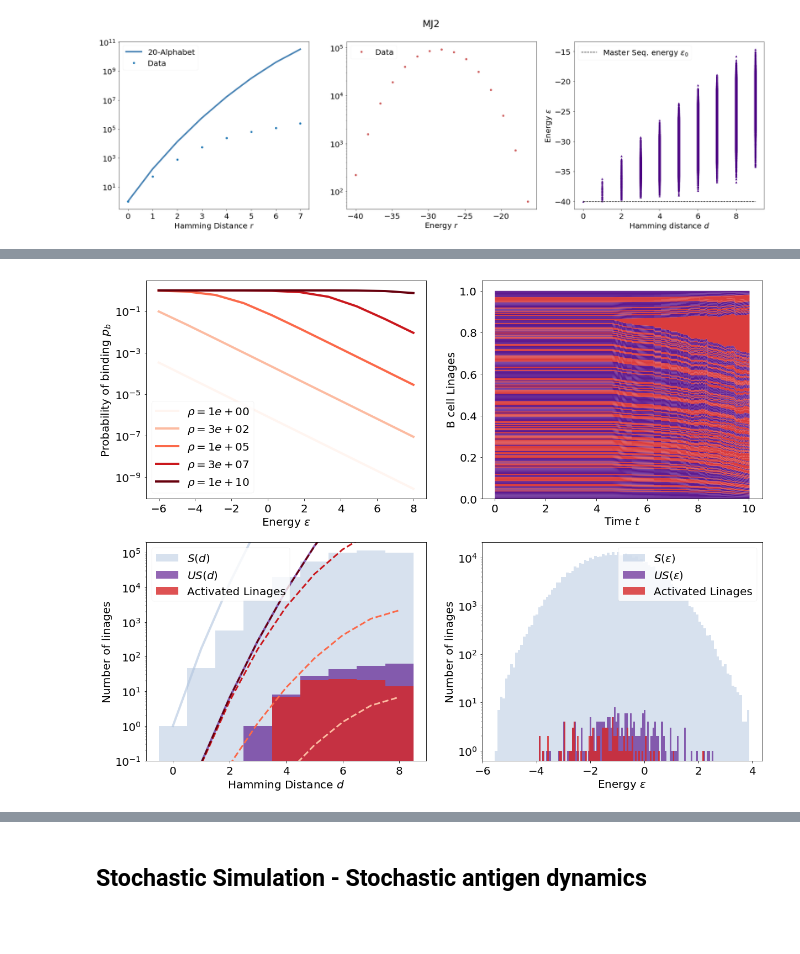
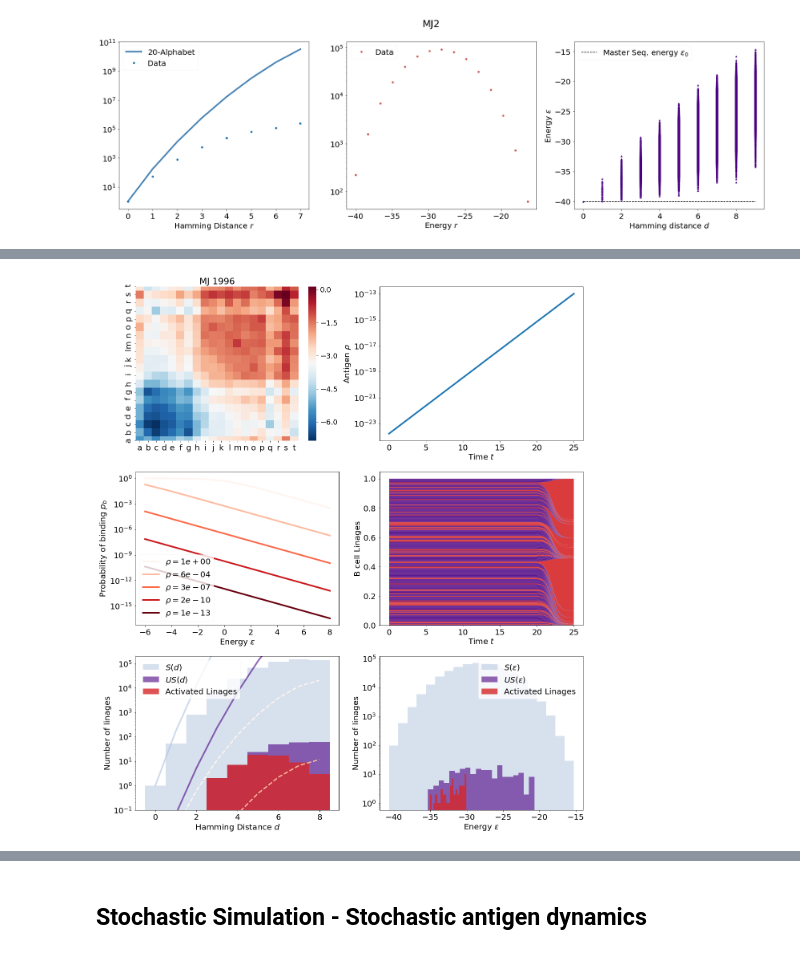
Before and after one commit to betoto008/Affinity_maturation, a Jupyter notebook: Jupyter_Notebooks/Stochastic_simulation.ipynb, the cells around one changed output, grey strips where cells are left out. Drawn from its saved outputs; the diff is of its cells as text; code cells hidden in the pictures; blank space fills up the shorter version.

Commit message:
Deterministic simulation. Concentrations corrected to right units imac

```diff
--- a/Jupyter_Notebooks/Stochastic_simulation.ipynb
+++ b/Jupyter_Notebooks/Stochastic_simulation.ipynb
@@ -74,12 +75,14 @@ fig.savefig('../Figures/Sequences_MJ2-n_seq-%d.png'%(n_seq))
 %%time
 n_linages = 200
 U = n_linages/n_seq
-nu = 0.4
+nu = 2
 R=6
 beta = 1
 gamma = 1
-T = 10
+T = 25
+master_Sequence_energy = 0
+dt = 0.01
 Sub_Sequences = np.random.choice(Sequences, n_linages)
-Model_deterministic_antigen = Stochastic_simulation_deterministic_antigen(Sequences = Sub_Sequences, n_linages=n_linages, T = T, U = U, gamma = gamma,
-                              nu = nu, R = R, beta = beta, master_Sequence_energy = 14)
-Model_deterministic_antigen.Gillespie()
+Model  = Deterministic_simulation(Sequences = Sub_Sequences, n_linages=n_linages, T = T, U = U, gamma = gamma,
+                                  nu = nu, R = R, beta = beta, master_Sequence_energy = master_Sequence_energy,
+                                  dt = dt)
@@ -96,18 +92,18 @@ plt.yscale('log')
 # %%
-fig, ax = plt.subplots(2,2,figsize=(20,16))
+fig, ax = plt.subplots(3,2,figsize=(20,24))
 
-#plot_energy_matrix(Energy_Matrix=M2, Alphabet = Alphabet, title = 'MJ 1996', ax = ax[0,0])
-#Model_deterministic_antigen.plot_antigen_time(ax = ax[0,1])
-Model_deterministic_antigen.plot_prob_binding(ax = ax[0,0])
-Model_deterministic_antigen.stackplot_linages_time(antigen = False, time = True, ax = ax[0,1])
-Model_deterministic_antigen.hist_sequences_hamming_distance(Sequences = Sequences, ax = ax[1,0])
-Model_deterministic_antigen.hist_sequences_energy(Sequences = Sequences, bins = 100, ax = ax[1,1])
+plot_energy_matrix(Energy_Matrix=M2, Alphabet = Alphabet, title = 'MJ 1996', ax = ax[0,0])
+Model.plot_antigen_time(ax = ax[0,1])
+Model.plot_prob_binding(ax = ax[1,0])
+Model.stackplot_linages_time(antigen = False, time = True, ax = ax[1,1])
+Model.hist_sequences_hamming_distance(Sequences = Sequences, ax = ax[2,0])
+Model.hist_sequences_energy(Sequences = Sequences, bins = 20, ax = ax[2,1])
 
 
 counter = 0
 while(os.path.isfile('../Figures/Antigen_Linages_%d.png'%(counter))):
     counter+=1
 
 #fig.savefig('../Figures/Antigen_Linages_%d.png'%(counter))
 # %% [output]
-[figure, old version]
+[figure, new version]
```
Also changed, not shown: parts of 23 cells of this notebook, 3 other files.
